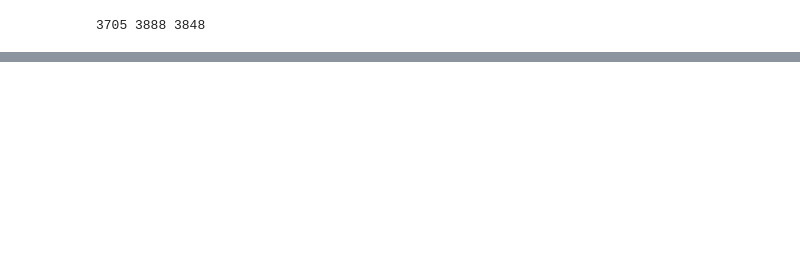
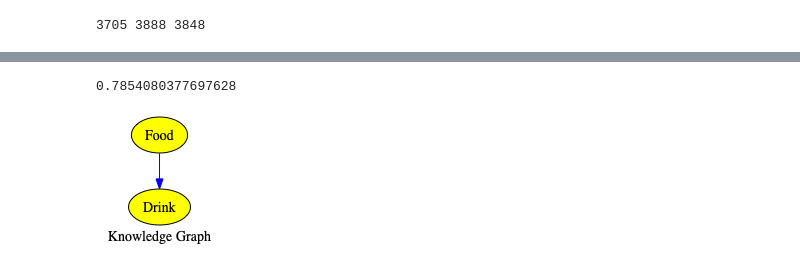
Before and after one commit to lukastaerk/SemanticSimilarityApproach, a Jupyter notebook: src/Calculate.ipynb, the cells around one changed output, grey strips where cells are left out. Cells and saved outputs as stored; diff of their text form; code cells hidden in the pictures; blank space fills up the shorter version.

```diff
--- a/src/Calculate.ipynb
+++ b/src/Calculate.ipynb
@@ -53,6 +48,12 @@ with open("data/IC_concepts_gold.json", "w+") as f:
+# %%
+wpath(5,11)
+# %% [output]
+0.7854080377697628
 # %%
-SubG = get_subgraph_from_dac(dac,"Q197")
-draw_graph("pic/life",SubG , concepts)
+SubG = get_subgraph_from_dac(dac,"Q2095")
+draw_graph("pic/food",SubG , concepts)
+# %% [output]
+[figure, added]
 # %%
 SubG_AC1 = get_subgraph_from(DiAC1,"Q42889", 10)
 draw_graph("pic/test",SubG_AC1 , ac1_concepts)
```
Also changed, not shown: parts of 7 cells of this notebook, 25 other files.
